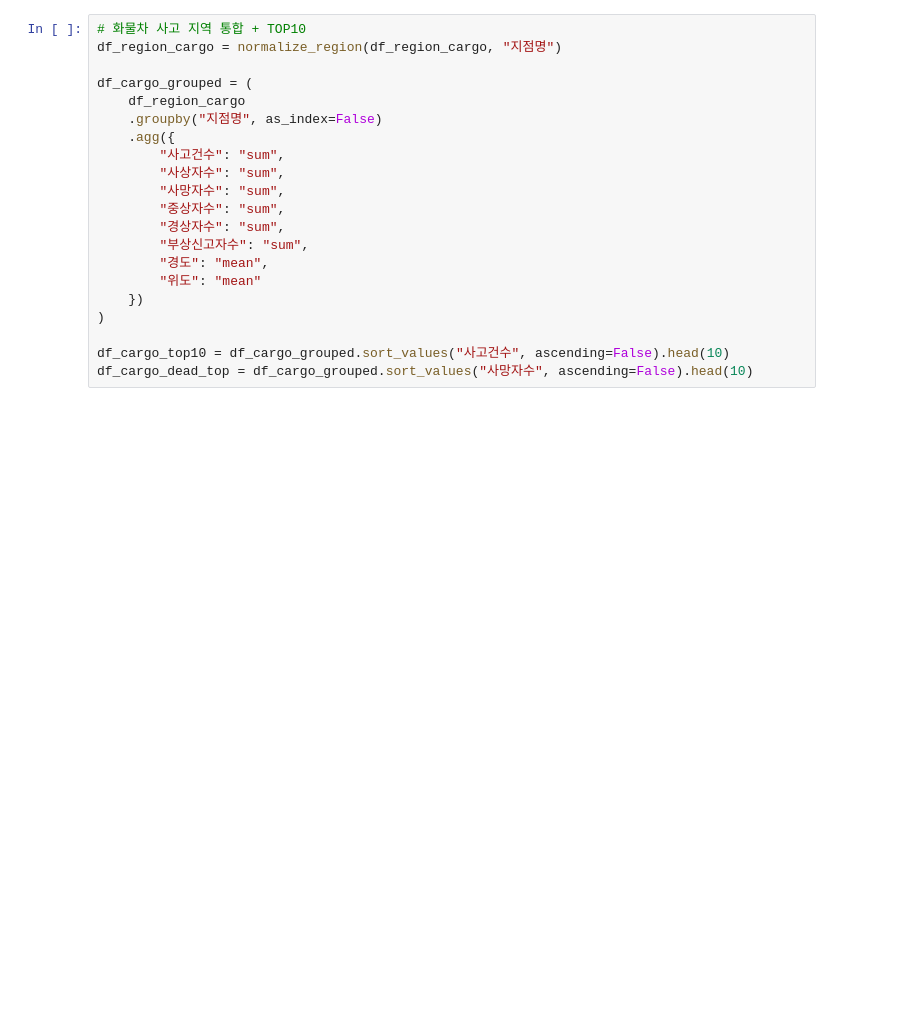
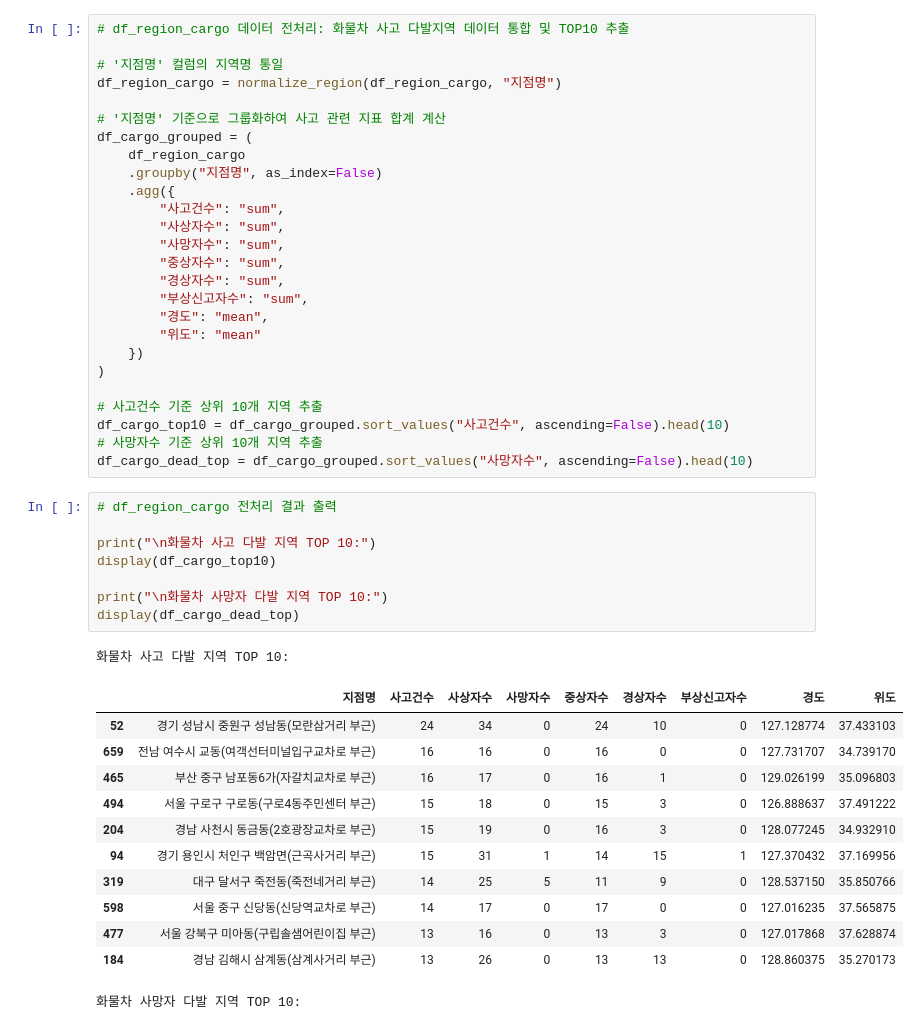
Before and after one commit to bbbbbin2/2025_BigData, a Jupyter notebook: 전처리.ipynb, the cells around one changed output. Drawn from its saved outputs; the diff is of its cells as text; blank space fills up the shorter version.

```diff
--- a/전처리.ipynb
+++ b/전처리.ipynb
@@ -260,7 +418,10 @@ for col in ["연령대별", "운전경력", "시도"]:
 # %%
-# 화물차 사고 지역 통합 + TOP10
+# df_region_cargo 데이터 전처리: 화물차 사고 다발지역 데이터 통합 및 TOP10 추출
+
+# '지점명' 컬럼의 지역명 통일
 df_region_cargo = normalize_region(df_region_cargo, "지점명")
 
+# '지점명' 기준으로 그룹화하여 사고 관련 지표 합계 계산
 df_cargo_grouped = (
     df_region_cargo
     .groupby("지점명", as_index=False)
@@ -276,5 +437,29 @@ df_cargo_grouped = (
     })
 )
 
+# 사고건수 기준 상위 10개 지역 추출
 df_cargo_top10 = df_cargo_grouped.sort_values("사고건수", ascending=False).head(10)
+# 사망자수 기준 상위 10개 지역 추출
 df_cargo_dead_top = df_cargo_grouped.sort_values("사망자수", ascending=False).head(10)
+# %%
+# df_region_cargo 전처리 결과 출력
+
+print("\n화물차 사고 다발 지역 TOP 10:")
+display(df_cargo_top10)
+
+print("\n화물차 사망자 다발 지역 TOP 10:")
+display(df_cargo_dead_top)
+# %% [output]
+화물차 사고 다발 지역 TOP 10:
+|  | 지점명 | 사고건수 | 사상자수 | 사망자수 | 중상자수 | 경상자수 | 부상신고자수 | 경도 | 위도 |
+| 52 | 경기 성남시 중원구 성남동(모란삼거리 부근) | 24 | 34 | 0 | 24 | 10 | 0 | 127.128774 | 37.433103 |
+| 659 | 전남 여수시 교동(여객선터미널입구교차로 부근) | 16 | 16 | 0 | 16 | 0 | 0 | 127.731707 | 34.739170 |
+| 465 | 부산 중구 남포동6가(자갈치교차로 부근) | 16 | 17 | 0 | 16 | 1 | 0 | 129.026199 | 35.096803 |
+| 494 | 서울 구로구 구로동(구로4동주민센터 부근) | 15 | 18 | 0 | 15 | 3 | 0 | 126.888637 | 37.491222 |
+| 204 | 경남 사천시 동금동(2호광장교차로 부근) | 15 | 19 | 0 | 16 | 3 | 0 | 128.077245 | 34.932910 |
+| 94 | 경기 용인시 처인구 백암면(근곡사거리 부근) | 15 | 31 | 1 | 14 | 15 | 1 | 127.370432 | 37.169956 |
+| 319 | 대구 달서구 죽전동(죽전네거리 부근) | 14 | 25 | 5 | 11 | 9 | 0 | 128.537150 | 35.850766 |
+| 598 | 서울 중구 신당동(신당역교차로 부근) | 14 | 17 | 0 | 17 | 0 | 0 | 127.016235 | 37.565875 |
+| 477 | 서울 강북구 미아동(구립솔샘어린이집 부근) | 13 | 16 | 0 | 13 | 3 | 0 | 127.017868 | 37.628874 |
+| 184 | 경남 김해시 삼계동(삼계사거리 부근) | 13 | 26 | 0 | 13 | 13 | 0 | 128.860375 | 35.270173 |
+화물차 사망자 다발 지역 TOP 10:
```
Also changed, not shown: parts of 18 cells of this notebook.
